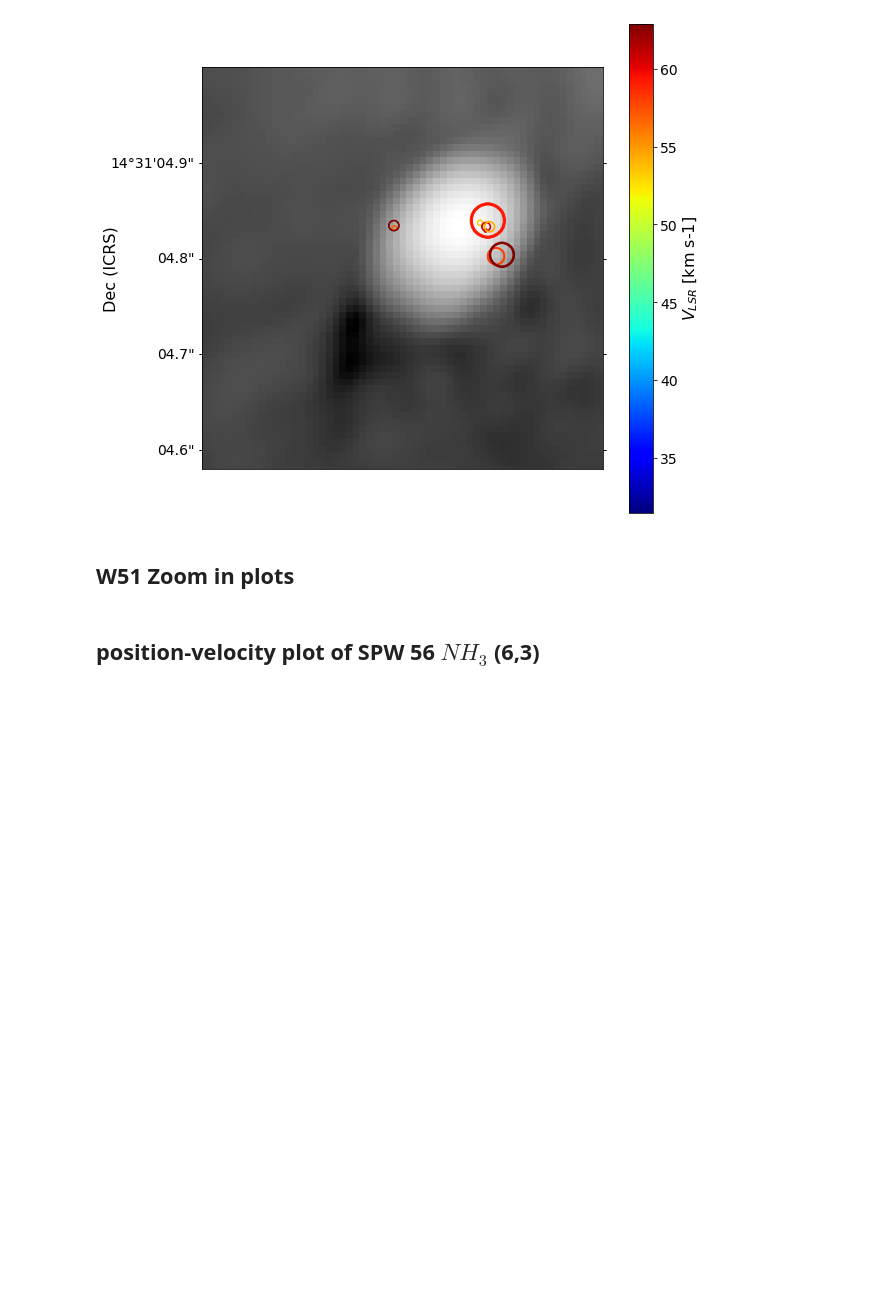
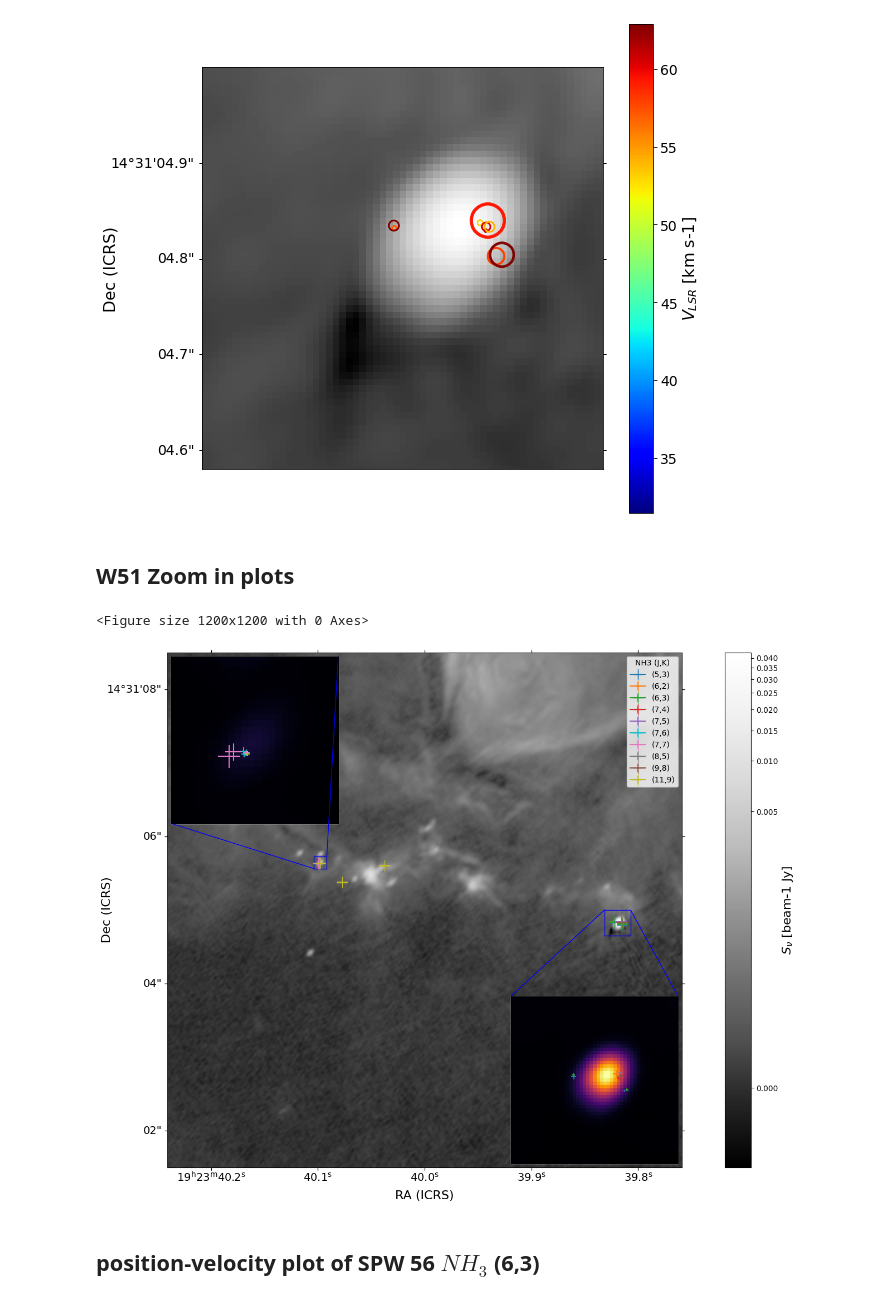
Before and after one commit to GalagaBits/W51-Masers-and-Starforming-Regions, a Jupyter notebook: notebooks/publication_plots.ipynb, the cells around one changed output. Drawn from its saved outputs; the diff is of its cells as text; code cells hidden in the pictures; blank space fills up the shorter version.

Commit message:
Zoom in plots save

```diff
--- a/notebooks/publication_plots.ipynb
+++ b/notebooks/publication_plots.ipynb
@@ -374,52 +374,54 @@ ax = w51north_plot()
 maser_points_ax()
 
 axins = inset_axes(ax,
-                   loc=2, width=2, height=2,
+                   loc=2, width=3, height=3,
                    axes_class=visualization.wcsaxes.core.WCSAxes,
                    axes_kwargs=dict(wcs=ww))
 axins.axis([cen[1]-215,cen[1]-190,cen[0]+80,cen[0]+105])
-axins.figure(figsize=(5,5))
 
 mark_inset(parent_axes=ax, inset_axes=axins,
-                   fc="none", ec="b", loc1=3, loc2=2)
+                   fc="none", ec="b", loc1=1, loc2=3)
 maser_points_axins()
 axins.imshow(img, cmap='inferno')
 
 
 axins2 = inset_axes(ax,
-                   loc=4, width=2, height=2,
+                   loc=4, width=3, height=3,
                    axes_class=visualization.wcsaxes.core.WCSAxes,
                    axes_kwargs=dict(wcs=ww))
 # axins2.axis([cen[0]-50,cen[0]-0,cen[1]+350,cen[1]+400])
 axins2.axis([cen[0]+350,cen[0]+400,cen[1]-50,cen[1]-0])
 mark_inset(parent_axes=ax, inset_axes=axins2,
                    fc="none", ec="b", loc1=1, loc2=2)
 maser_points_axins2()
 axins2.imshow(img, cmap='inferno')
 
 ra = axins2.coords['ra']
 dec = axins2.coords['dec']
 
 axins.xaxis.set_visible(False)
 axins.yaxis.set_visible(False)
 ra.set_ticks_visible(False)
 dec.set_ticks_visible(False)
 ra.set_axislabel('')
 dec.set_axislabel('')
 ra.ticklabels.set_visible(False)
 dec.ticklabels.set_visible(False)
 
 ra = axins.coords['ra']
 dec = axins.coords['dec']
 
 axins.xaxis.set_visible(False)
 axins.yaxis.set_visible(False)
 ra.set_ticks_visible(False)
 dec.set_ticks_visible(False)
 ra.set_axislabel('')
 dec.set_axislabel('')
 ra.ticklabels.set_visible(False)
 dec.ticklabels.set_visible(False)
+# %% [output]
+<Figure size 1200x1200 with 0 Axes>
+[figure, added]
 # %% [markdown]
 ## position-velocity plot of SPW 56 $NH_3$ (6,3)
 # %%
```
